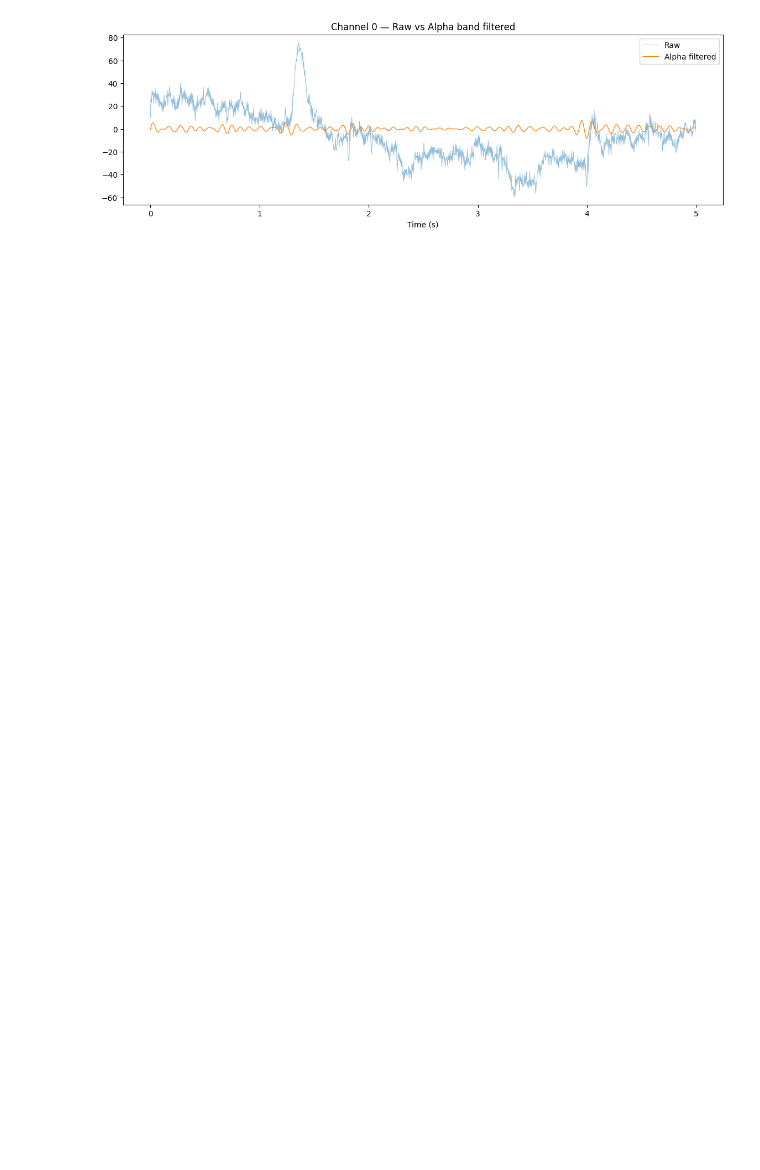
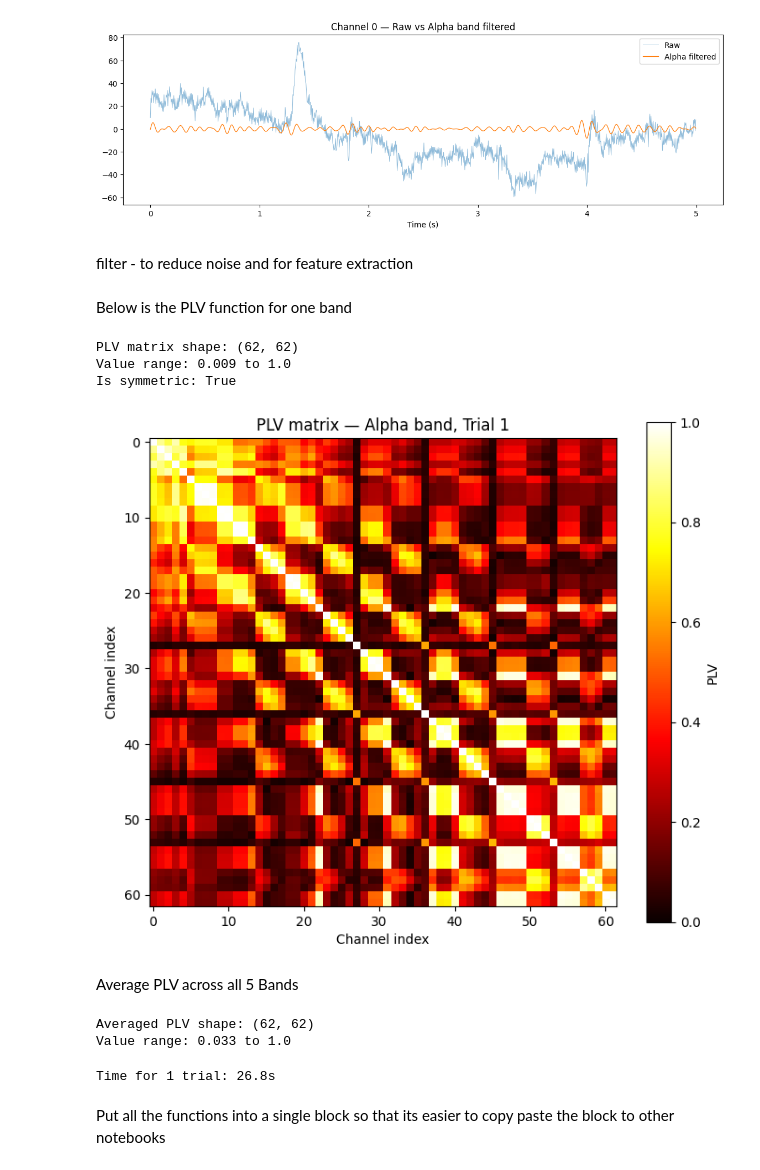
Before and after one commit to Sucheta-afk/Graphs-for-Emotion-Recognition, a Jupyter notebook: EEG_Preprocessing.ipynb, the cells around one changed output. Cells and saved outputs as stored; diff of their text form; code cells hidden in the pictures; blank space fills up the shorter version.

```diff
--- a/EEG_Preprocessing.ipynb
+++ b/EEG_Preprocessing.ipynb
@@ -208,3 +210,55 @@ plt.title('Channel 0 — Raw vs Alpha band filtered')
 plt.show()
 # %% [output]
 [figure]
+# %% [markdown]
+filter - to reduce noise and for feature extraction
+# %% [markdown]
+Below is the PLV function for one band
+# %%
+from scipy.signal import hilbert
+
+def compute_plv_matrix(filtered_eeg):
+    """
+    filtered_eeg : shape (n_channels, n_samples) — already band-pass filtered
+    returns      : plv_matrix of shape (n_channels, n_channels)
+    """
+    n_channels = filtered_eeg.shape[0]
+
+    # Step 1: extract instantaneous phase for every channel
+    analytic = hilbert(filtered_eeg, axis=1)       # (62, N_samples) complex
+    phase = np.angle(analytic)                      # (62, N_samples) real, in radians
+
+    # Step 2: compute PLV for every channel pair
+    plv_matrix = np.zeros((n_channels, n_channels))
+
+    for i in range(n_channels):
+        for j in range(i+1, n_channels):  # upper triangle only
+            phase_diff = phase[i] - phase[j]
+            plv = np.abs(np.mean(np.exp(1j * phase_diff)))
+            plv_matrix[i, j] = plv
+            plv_matrix[j, i] = plv  # symmetric
+
+    np.fill_diagonal(plv_matrix, 1.0)  # a channel is perfectly locked with itself
+    return plv_matrix
+# %%
+plv_alpha = compute_plv_matrix(alpha_eeg)
+print('PLV matrix shape:', plv_alpha.shape)   # (62, 62)
+print('Value range:', plv_alpha.min().round(3), 'to', plv_alpha.max().round(3))
+print('Is symmetric:', np.allclose(plv_alpha, plv_alpha.T))
+# %% [output]
+PLV matrix shape: (62, 62)
+Value range: 0.009 to 1.0
+Is symmetric: True
+# %%
+plt.figure(figsize=(7, 6))
+plt.imshow(plv_alpha, cmap='hot', vmin=0, vmax=1)
+plt.colorbar(label='PLV')
+plt.title('PLV matrix — Alpha band, Trial 1')
+plt.xlabel('Channel index')
+plt.ylabel('Channel index')
+plt.tight_layout()
+plt.show()
+# %% [output]
+[figure, added]
+# %% [markdown]
+Average PLV across all 5 Bands
@@ -210,0 +281,17 @@ plt.show()
+# %%
+avg_plv = compute_averaged_plv(raw_eeg)
+print('Averaged PLV shape:', avg_plv.shape)   # (62, 62)
+print('Value range:', avg_plv.min().round(3), 'to', avg_plv.max().round(3))
+# %% [output]
+Averaged PLV shape: (62, 62)
+Value range: 0.033 to 1.0
+# %%
+import time
+start = time.time()
+_ = compute_averaged_plv(raw_eeg)
+elapsed = time.time() - start
+print(f'Time for 1 trial: {elapsed:.1f}s')
+# %% [output]
+Time for 1 trial: 26.8s
+# %% [markdown]
+Put all the functions into a single block so that its easier to copy paste the block to other notebooks
```
Also changed, not shown: parts of 5 cells of this notebook.
